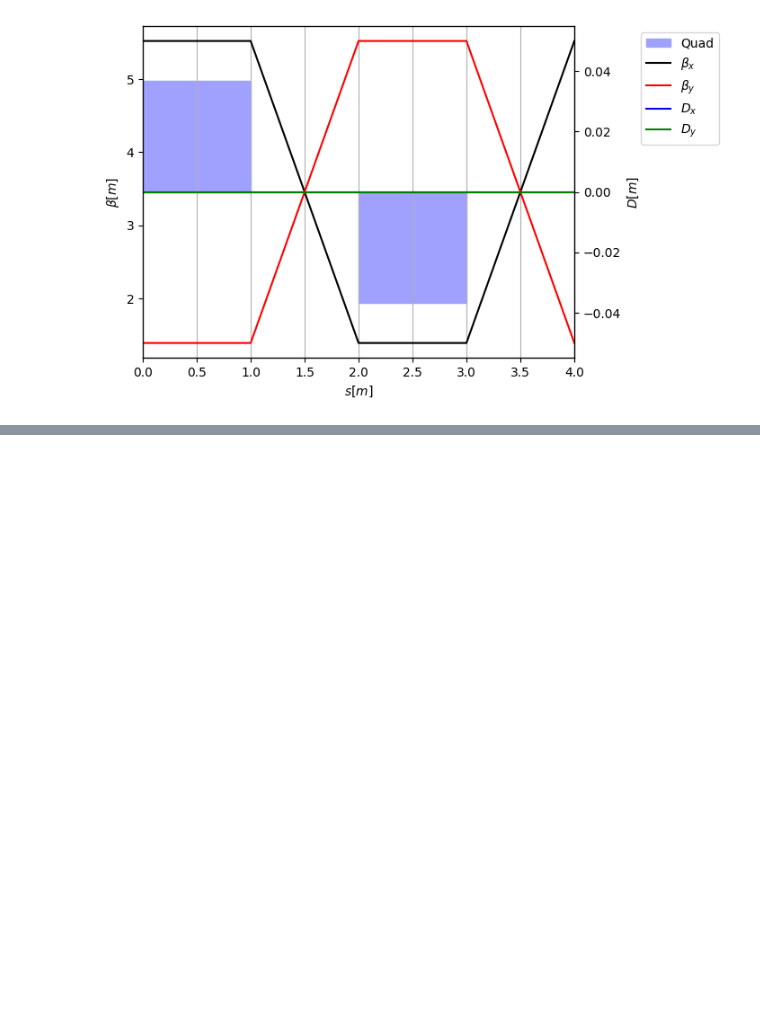
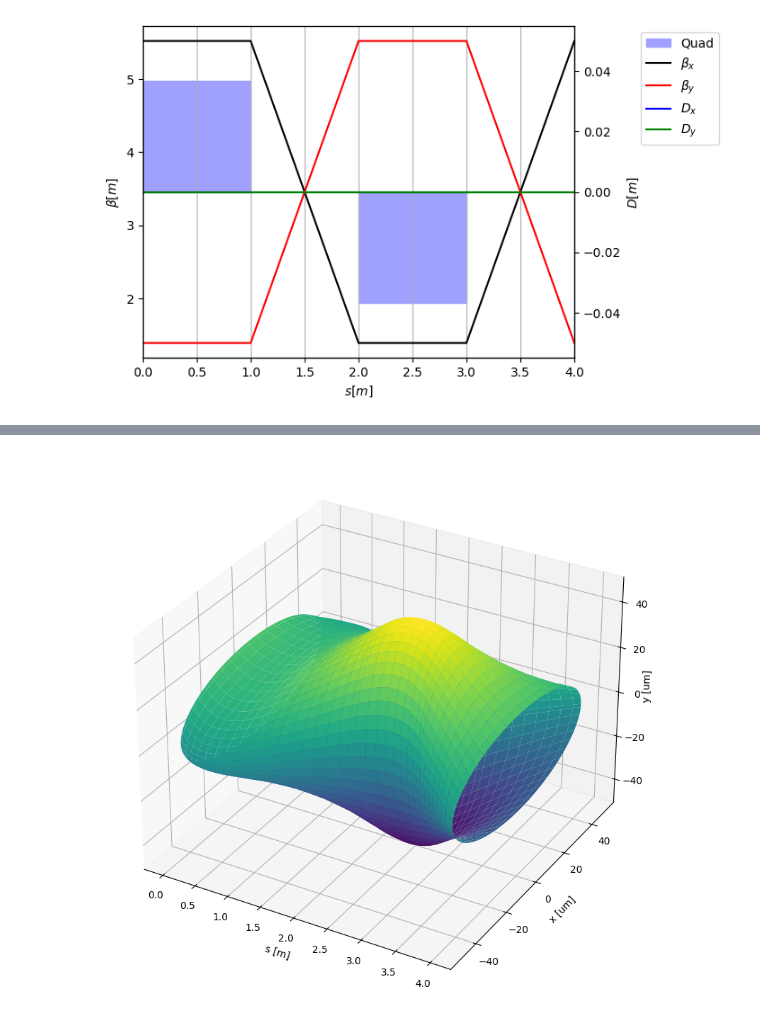
Before and after one commit to sterbini/AAP_CAS, a Jupyter notebook: 000_example.ipynb, the cells around one changed output, grey strips where cells are left out. Cells and saved outputs as stored; diff of their text form; code cells hidden in the pictures; blank space fills up the shorter version.

```diff
--- a/000_example.ipynb
+++ b/000_example.ipynb
@@ -31,0 +177,38 @@ array([[-3.10601663,  5.22474317],
+# %%
+
+from mpl_toolkits.mplot3d import Axes3D
+
+# Define the range of s
+s = beam_sizes.s  # Longitudinal position
+
+# Define sigma_x(s) and sigma_y(s) as functions or arrays
+sigma_x = beam_sizes.sigma_x*1e6
+sigma_y = beam_sizes.sigma_y*1e6
+
+# Create a meshgrid for theta (angle around the envelope)
+theta = np.linspace(0, 2 * np.pi, 100)
+
+# Create the 3D arrays for plotting
+S, T = np.meshgrid(s, theta)  # Meshgrid for s and theta
+
+# Parametric equations for the 3D envelope
+X = sigma_x * np.cos(T)  # X in the horizontal plane
+Y = sigma_y * np.sin(T)  # Y in the vertical plane
+Z = S  # Z is the longitudinal axis
+
+# Create the 3D plot
+fig = plt.figure(figsize=(15, 10))
+ax = fig.add_subplot(111, projection='3d')
+
+# Plot the surface representing the 3D envelope
+ax.plot_surface(Z, X, Y, cmap='viridis', alpha=1, shade=True)
+
+# Labels for axes
+ax.set_xlabel('s [m]')
+ax.set_ylabel('x [um]')
+ax.set_zlabel('''y [um]\n\n''')
+
+# Show the plot
+plt.show()
+# %% [output]
+[figure, added]
```
Also changed, not shown: parts of 32 cells of this notebook.
